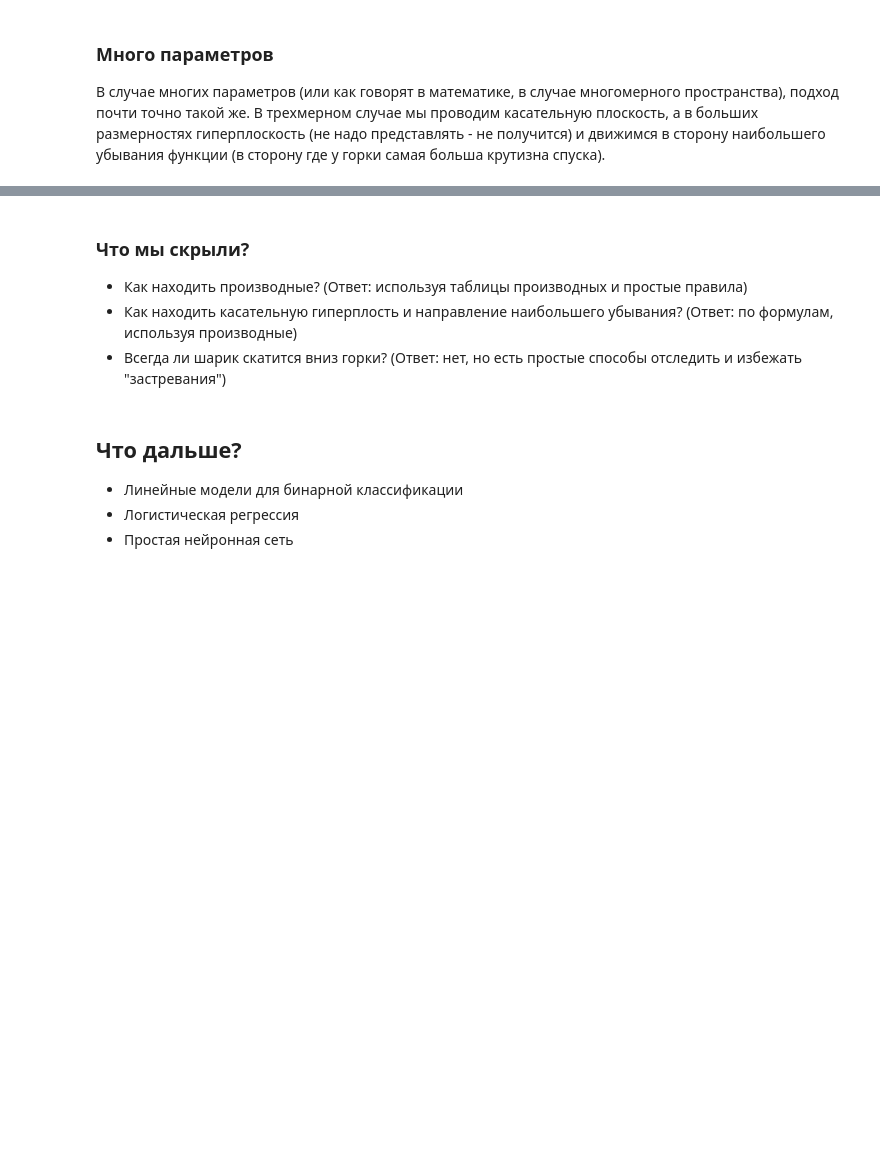
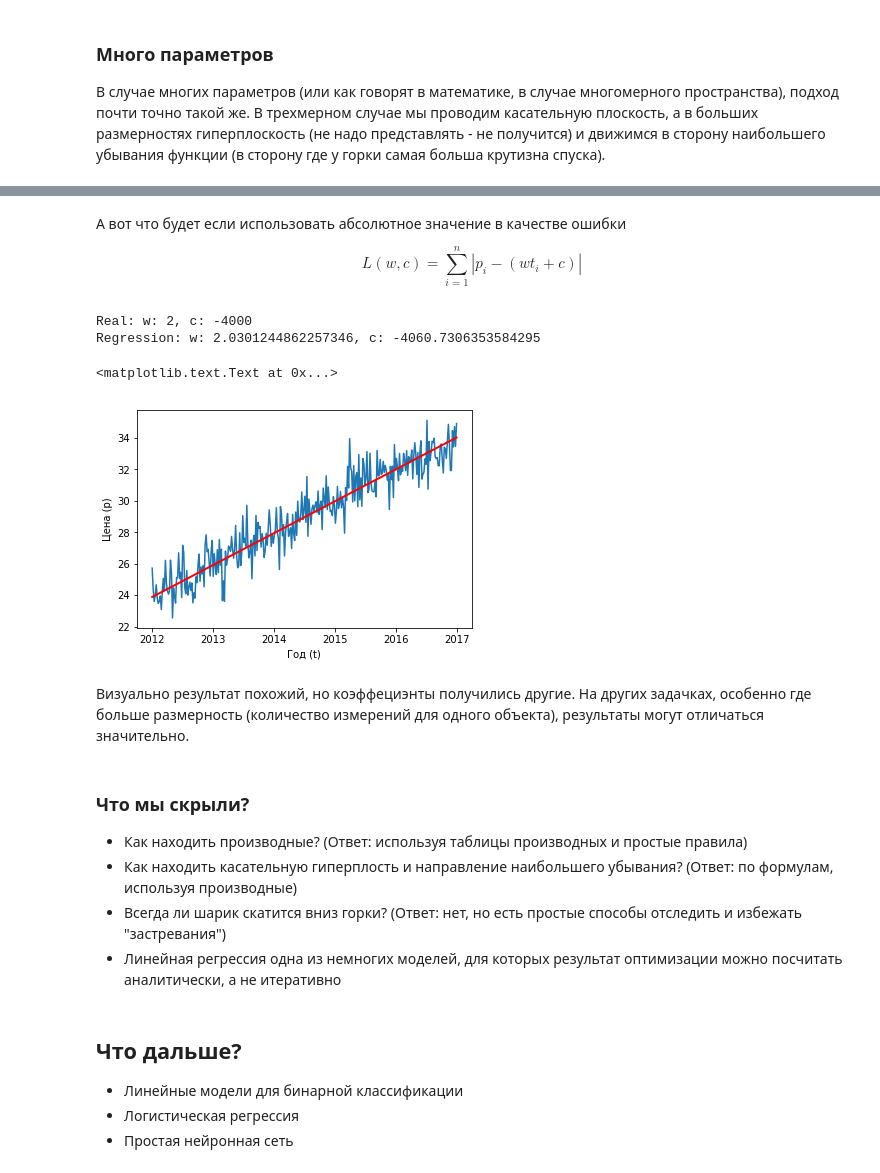
Before and after one commit to EmptySamurai/Neural-Networks-For-Dummies, a Jupyter notebook: NNs For Dummies 1.ipynb, the cells around one changed output, grey strips where cells are left out. Saved outputs shown, nothing was run; the diff lists cells and outputs as text; code cells hidden in the pictures; blank space fills up the shorter version.

```diff
--- a/NNs For Dummies 1.ipynb
+++ b/NNs For Dummies 1.ipynb
@@ -158,9 +202,32 @@ animate_poly_minimization_with_slope(poly, x ,starting_point)
+# %% [markdown]
+А вот что будет если использовать абсолютное значение в качестве ошибки
+
+$$L(w,c)=\sum_{i=1}^n \left|p_i-(wt_i+c)\right|$$
+# %%
+lr_l1 = L1LinearRegression()
+lr_l1.fit(x_lr,y_lr)
+plt.plot(x_lr,y_lr)
+plt.plot(x_lr, lr_l1.predict(x_lr), color ='red', lw=2)
+
+print("Real: w: {0}, c: {1}".format(2, -4000))
+print("Regression: w: {0}, c: {1}".format(lr_l1.w, lr_l1.c))
+
+plt.xlabel("Год (t)")
+plt.ylabel("Цена (p)")
+# %% [output]
+Real: w: 2, c: -4000
+Regression: w: 2.0301244862257346, c: -4060.7306353584295
+<matplotlib.text.Text at 0x...>
+[figure, added]
+# %% [markdown]
+Визуально результат похожий, но коэффециэнты получились другие. На других задачках, особенно где больше размерность (количество измерений для одного объекта), результаты могут отличаться значительно.
 # %% [markdown]
 ### Что мы скрыли?
 
 * Как находить производные? (Ответ: используя таблицы производных и простые правила)
 * Как находить касательную гиперплость и направление наибольшего убывания? (Ответ: по формулам, используя производные)
 * Всегда ли шарик скатится вниз горки? (Ответ: нет, но есть простые способы отследить и избежать "застревания")
+* Линейная регрессия одна из немногих моделей, для которых результат оптимизации можно посчитать аналитически, а не итеративно
 # %% [markdown]
 ## Что дальше?
 * Линейные модели для бинарной классификации
```
Also changed, not shown: parts of 11 cells of this notebook, 1 other file.
